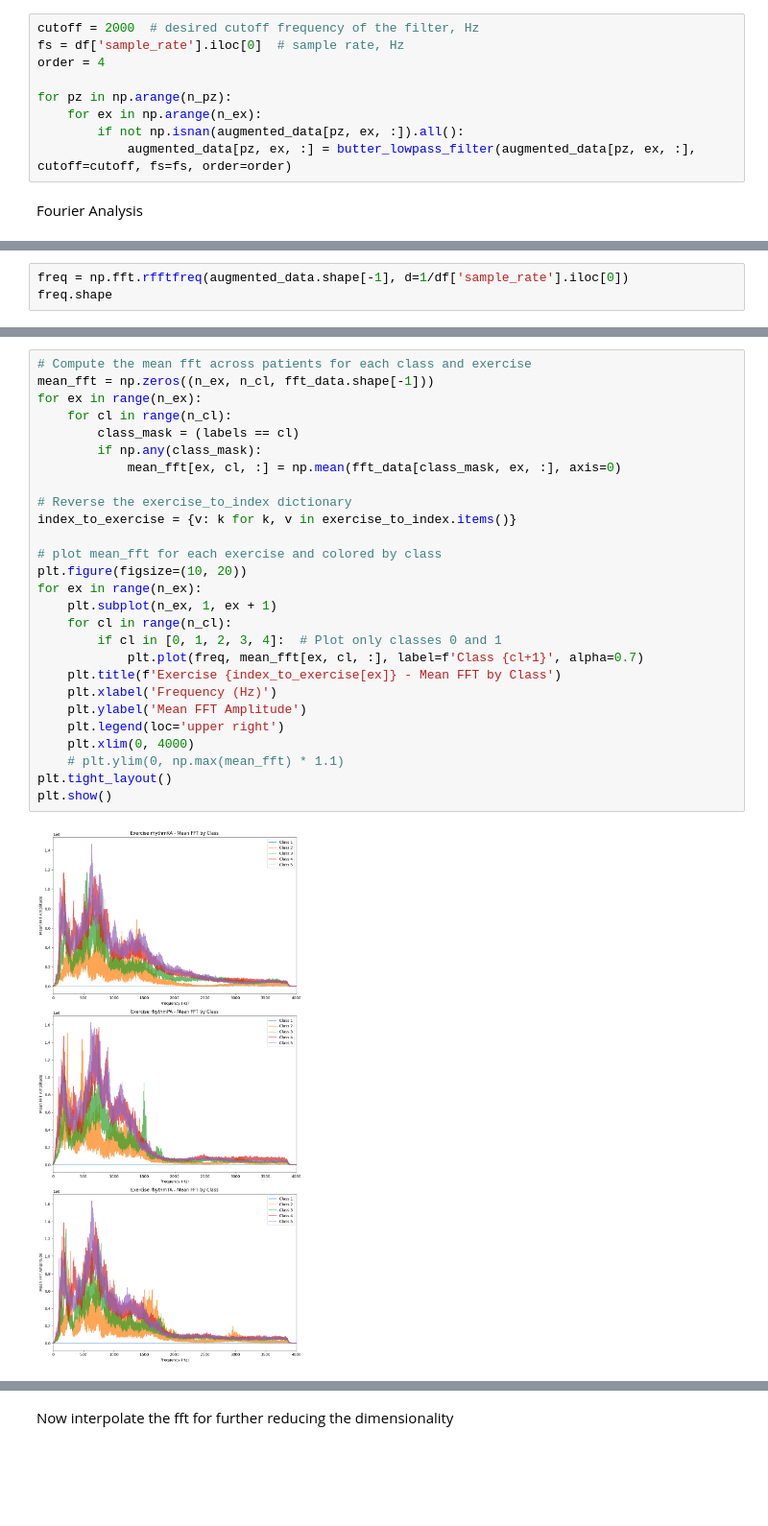
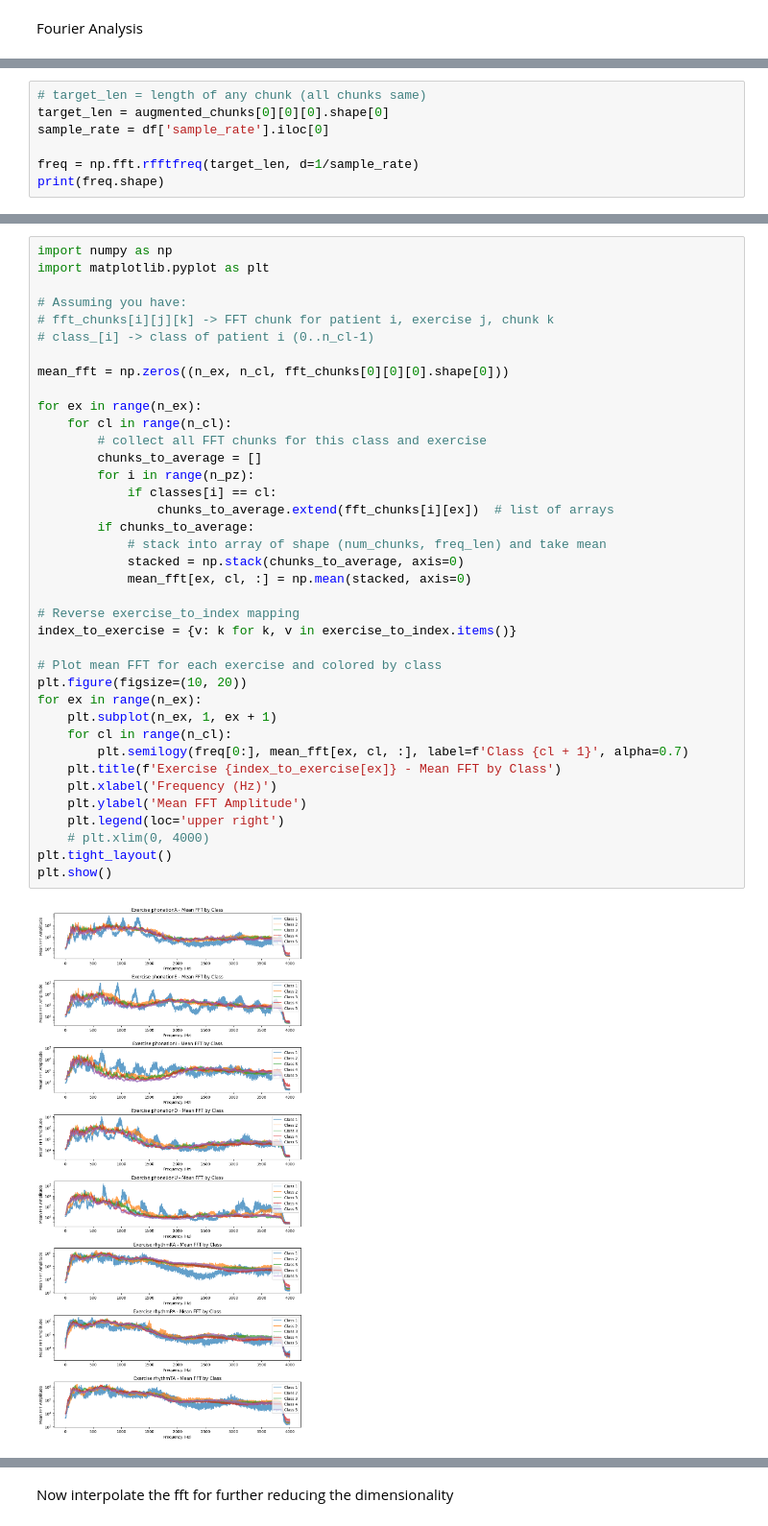
Before and after one commit to vittoriomussin/sand-task---SANDvox-Harvesters, a Jupyter notebook: SAND Tasks/SAND_Challenge_task1_dataset/SAND_T1_Data_analysis.ipynb, the cells around one changed output, grey strips where cells are left out. Shown at 96% size. Saved outputs shown, nothing was run; the diff lists cells and outputs as text; blank space fills up the shorter version.

```diff
--- a/SAND Tasks/SAND_Challenge_task1_dataset/SAND_T1_Data_analysis.ipynb
+++ b/SAND Tasks/SAND_Challenge_task1_dataset/SAND_T1_Data_analysis.ipynb
@@ -401,12 +430,3 @@ def butter_lowpass_filter(data, cutoff, fs, order=5):
-# %%
-cutoff = 2000  # desired cutoff frequency of the filter, Hz
-fs = df['sample_rate'].iloc[0]  # sample rate, Hz
-order = 4
-
-for pz in np.arange(n_pz):
-    for ex in np.arange(n_ex):
-        if not np.isnan(augmented_data[pz, ex, :]).all():
-            augmented_data[pz, ex, :] = butter_lowpass_filter(augmented_data[pz, ex, :], cutoff=cutoff, fs=fs, order=order)
 # %% [markdown]
 Fourier Analysis
 # %%
@@ -423,4 +447,8 @@ fft_data.shape
 # %%
-freq = np.fft.rfftfreq(augmented_data.shape[-1], d=1/df['sample_rate'].iloc[0])
-freq.shape
+# target_len = length of any chunk (all chunks same)
+target_len = augmented_chunks[0][0][0].shape[0]
+sample_rate = df['sample_rate'].iloc[0]
+
+freq = np.fft.rfftfreq(target_len, d=1/sample_rate)
+print(freq.shape)
 # %% [output]
@@ -428,30 +456,41 @@ freq.shape
 # %%
-# Compute the mean fft across patients for each class and exercise
-mean_fft = np.zeros((n_ex, n_cl, fft_data.shape[-1]))
+import numpy as np
+import matplotlib.pyplot as plt
+
+# Assuming you have:
+# fft_chunks[i][j][k] -> FFT chunk for patient i, exercise j, chunk k
+# class_[i] -> class of patient i (0..n_cl-1)
+
+mean_fft = np.zeros((n_ex, n_cl, fft_chunks[0][0][0].shape[0]))
+
 for ex in range(n_ex):
     for cl in range(n_cl):
-        class_mask = (labels == cl)
-        if np.any(class_mask):
-            mean_fft[ex, cl, :] = np.mean(fft_data[class_mask, ex, :], axis=0)
+        # collect all FFT chunks for this class and exercise
+        chunks_to_average = []
+        for i in range(n_pz):
+            if classes[i] == cl:
+                chunks_to_average.extend(fft_chunks[i][ex])  # list of arrays
+        if chunks_to_average:
+            # stack into array of shape (num_chunks, freq_len) and take mean
+            stacked = np.stack(chunks_to_average, axis=0)
+            mean_fft[ex, cl, :] = np.mean(stacked, axis=0)
 
-# Reverse the exercise_to_index dictionary
+# Reverse exercise_to_index mapping
 index_to_exercise = {v: k for k, v in exercise_to_index.items()}
 
-# plot mean_fft for each exercise and colored by class
+# Plot mean FFT for each exercise and colored by class
 plt.figure(figsize=(10, 20))
 for ex in range(n_ex):
     plt.subplot(n_ex, 1, ex + 1)
     for cl in range(n_cl):
-        if cl in [0, 1, 2, 3, 4]:  # Plot only classes 0 and 1
-            plt.plot(freq, mean_fft[ex, cl, :], label=f'Class {cl+1}', alpha=0.7)
+        plt.semilogy(freq[0:], mean_fft[ex, cl, :], label=f'Class {cl + 1}', alpha=0.7)
     plt.title(f'Exercise {index_to_exercise[ex]} - Mean FFT by Class')
     plt.xlabel('Frequency (Hz)')
     plt.ylabel('Mean FFT Amplitude')
     plt.legend(loc='upper right')
-    plt.xlim(0, 4000)
-    # plt.ylim(0, np.max(mean_fft) * 1.1)
+    # plt.xlim(0, 4000)
 plt.tight_layout()
 plt.show()
 # %% [output]
-[figure, old version]
+[figure, new version]
 # %% [markdown]
```
Also changed, not shown: parts of 45 cells of this notebook, 31 other files.
